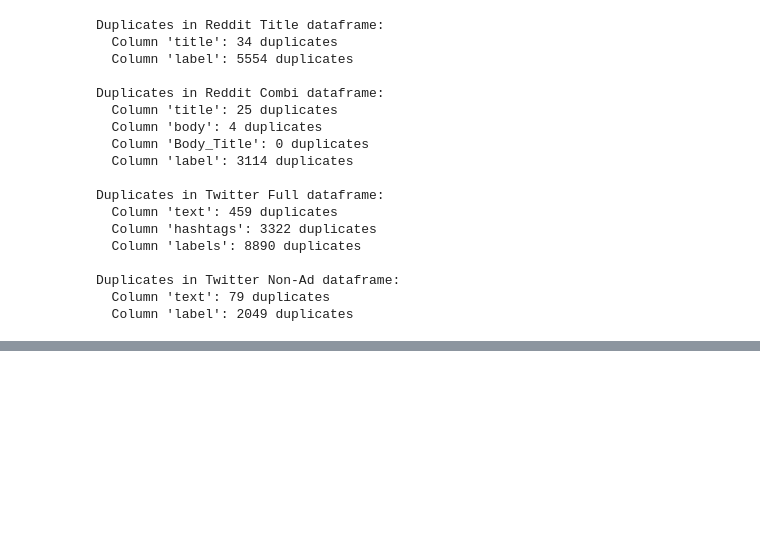
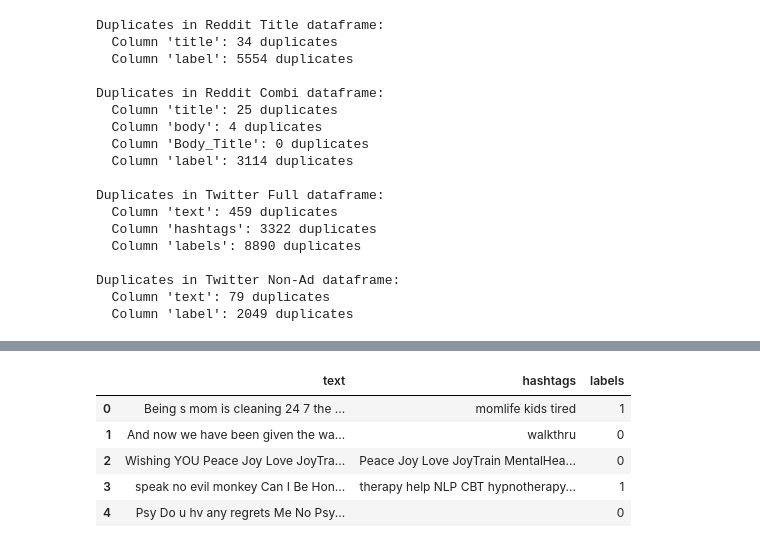
Before and after one commit to roronoazoero/Stress-Detection, a Jupyter notebook: notebooks/preprocessing.ipynb, the cells around one changed output, grey strips where cells are left out. Saved outputs shown, nothing was run; the diff lists cells and outputs as text; code cells hidden in the pictures; blank space fills up the shorter version.

```diff
--- a/notebooks/preprocessing.ipynb
+++ b/notebooks/preprocessing.ipynb
@@ -170,2 +170,11 @@ After processing text:
+# %%
+twitter_full_df.head()
+# %% [output]
+|  | text | hashtags | labels |
+| 0 | Being s mom is cleaning 24 7 the ... | momlife kids tired | 1 |
+| 1 | And now we have been given the wa... | walkthru | 0 |
+| 2 | Wishing YOU Peace Joy Love JoyTra... | Peace Joy Love JoyTrain MentalHea... | 0 |
+| 3 | speak no evil monkey Can I Be Hon... | therapy help NLP CBT hypnotherapy... | 1 |
+| 4 | Psy Do u hv any regrets Me No Psy... |  | 0 |
 # %%
 import nltk
```
Also changed, not shown: parts of 11 cells of this notebook, 2 other files.
